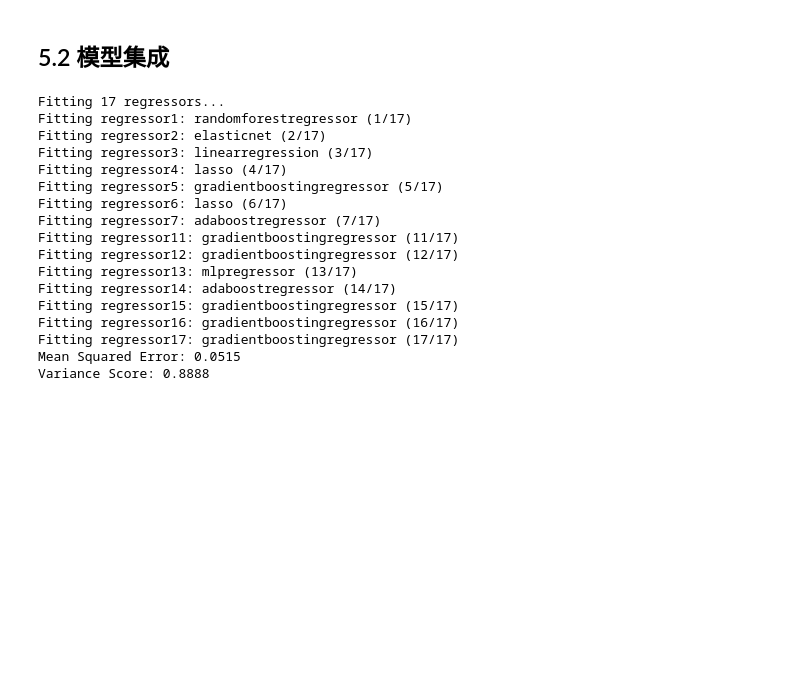
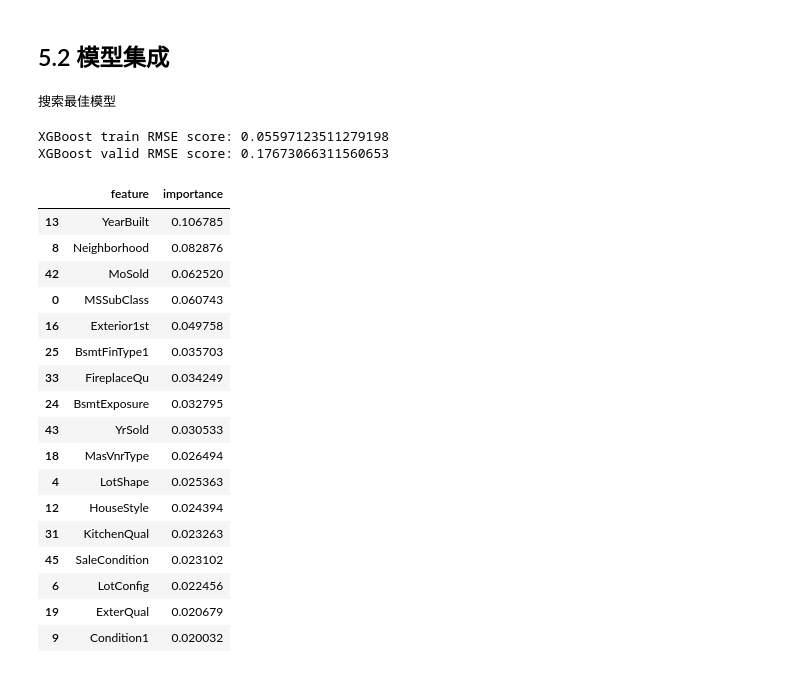
Before and after one commit to wgzhao/machine_learning, a Jupyter notebook: kaggle_house_prices/kaggle_houseprice.ipynb, the cells around one changed output. Saved outputs shown, nothing was run; the diff lists cells and outputs as text; code cells hidden in the pictures; blank space fills up the shorter version.

```diff
--- a/kaggle_house_prices/kaggle_houseprice.ipynb
+++ b/kaggle_house_prices/kaggle_houseprice.ipynb
@@ -357,43 +353,49 @@ adboost = AdaBoostRegressor(n_estimators=3000, learning_rate=0.015,
 from mlxtend.regressor import StackingRegressor
 from sklearn.metrics import mean_squared_error
 from sklearn.externals import joblib
-import os
-def get_rmse(y_pred, y_target):
-    return np.sqrt(mean_squared_error(y_pred, y_target))
-model_fpath = './data/model.bin'
-if os.path.exists(model_fpath):
-    model = joblib.load(model_fpath)
-else:
-    model = StackingRegressor(
-        regressors=[rfr, enet, linreg, lasso, gboost, lasso, adboost, nn, gboost,
-                    adboost, gboost, gboost, nn, adboost, gboost, gboost, gboost],
-        meta_regressor=linreg,
-        verbose = 1
-    )
-    model.fit(X_train, y_train)
-    with open(model_fpath,'wb') as f:
-        joblib.dump(model, f)
+from sklearn.cross_validation import cross_val_score
+models = {'XGBoost': gdm , 'RandomForest': rfr, 'LASSO': lasso, 'ENET':enet, 'Adaboost': adboost}
 
-y_pred = model.predict(X_train)
-# 拟合结果的评估和可视化
-print("Mean Squared Error: %.4f" % get_rmse(y_pred, y_train))
-print('Variance Score: %.4f' % model.score(X_test, y_test))
+print("搜索最佳模型")
+# for name, model in models.items():
+#     scores = cross_val_score(model, X_train ,y_train, cv=5)
+#     print("{} Accuracy: {:.2f} (+/- {:.2f})".format(name, scores.mean(), scores.std() * 2))
+# y_pred = model.predict(X_train)
+# # 拟合结果的评估和可视化
+# print("Mean Squared Error: %.4f" % get_rmse(y_pred, y_train))
+# print('Variance Score: %.4f' % model.score(X_test, y_test))
 # %% [output]
-Fitting 17 regressors...
-Fitting regressor1: randomforestregressor (1/17)
-Fitting regressor2: elasticnet (2/17)
-Fitting regressor3: linearregression (3/17)
-Fitting regressor4: lasso (4/17)
-Fitting regressor5: gradientboostingregressor (5/17)
-Fitting regressor6: lasso (6/17)
-Fitting regressor7: adaboostregressor (7/17)
-Fitting regressor11: gradientboostingregressor (11/17)
-Fitting regressor12: gradientboostingregressor (12/17)
-Fitting regressor13: mlpregressor (13/17)
-Fitting regressor14: adaboostregressor (14/17)
-Fitting regressor15: gradientboostingregressor (15/17)
-Fitting regressor16: gradientboostingregressor (16/17)
-Fitting regressor17: gradientboostingregressor (17/17)
-Mean Squared Error: 0.0515
-Variance Score: 0.8888
+搜索最佳模型
+# %%
+gdm.fit(X_train, y_train)
+y_pred_train = gdm.predict(X_train)
+y_pred_valid = gdm.predict(X_test)
+print("XGBoost train RMSE score:", np.sqrt(np.mean((y_train - y_pred_train)**2)))
+print("XGBoost valid RMSE score:", np.sqrt(np.mean((y_test - y_pred_valid)**2)))
+# %% [output]
+XGBoost train RMSE score: 0.05597123511279198
+XGBoost valid RMSE score: 0.17673066311560653
+# %%
+features_imp = pd.DataFrame({'feature': df_train.columns, 'importance': gdm.feature_importances_})
+features_imp.sort_values('importance', ascending=False, inplace=True)
+features_imp[features_imp.importance >0.02]
+# %% [output]
+|  | feature | importance |
+| 13 | YearBuilt | 0.106785 |
+| 8 | Neighborhood | 0.082876 |
+| 42 | MoSold | 0.062520 |
+| 0 | MSSubClass | 0.060743 |
+| 16 | Exterior1st | 0.049758 |
+| 25 | BsmtFinType1 | 0.035703 |
+| 33 | FireplaceQu | 0.034249 |
+| 24 | BsmtExposure | 0.032795 |
+| 43 | YrSold | 0.030533 |
+| 18 | MasVnrType | 0.026494 |
+| 4 | LotShape | 0.025363 |
+| 12 | HouseStyle | 0.024394 |
+| 31 | KitchenQual | 0.023263 |
+| 45 | SaleCondition | 0.023102 |
+| 6 | LotConfig | 0.022456 |
+| 19 | ExterQual | 0.020679 |
+| 9 | Condition1 | 0.020032 |
 # %%
```
Also changed, not shown: parts of 18 cells of this notebook, 11 other files.
